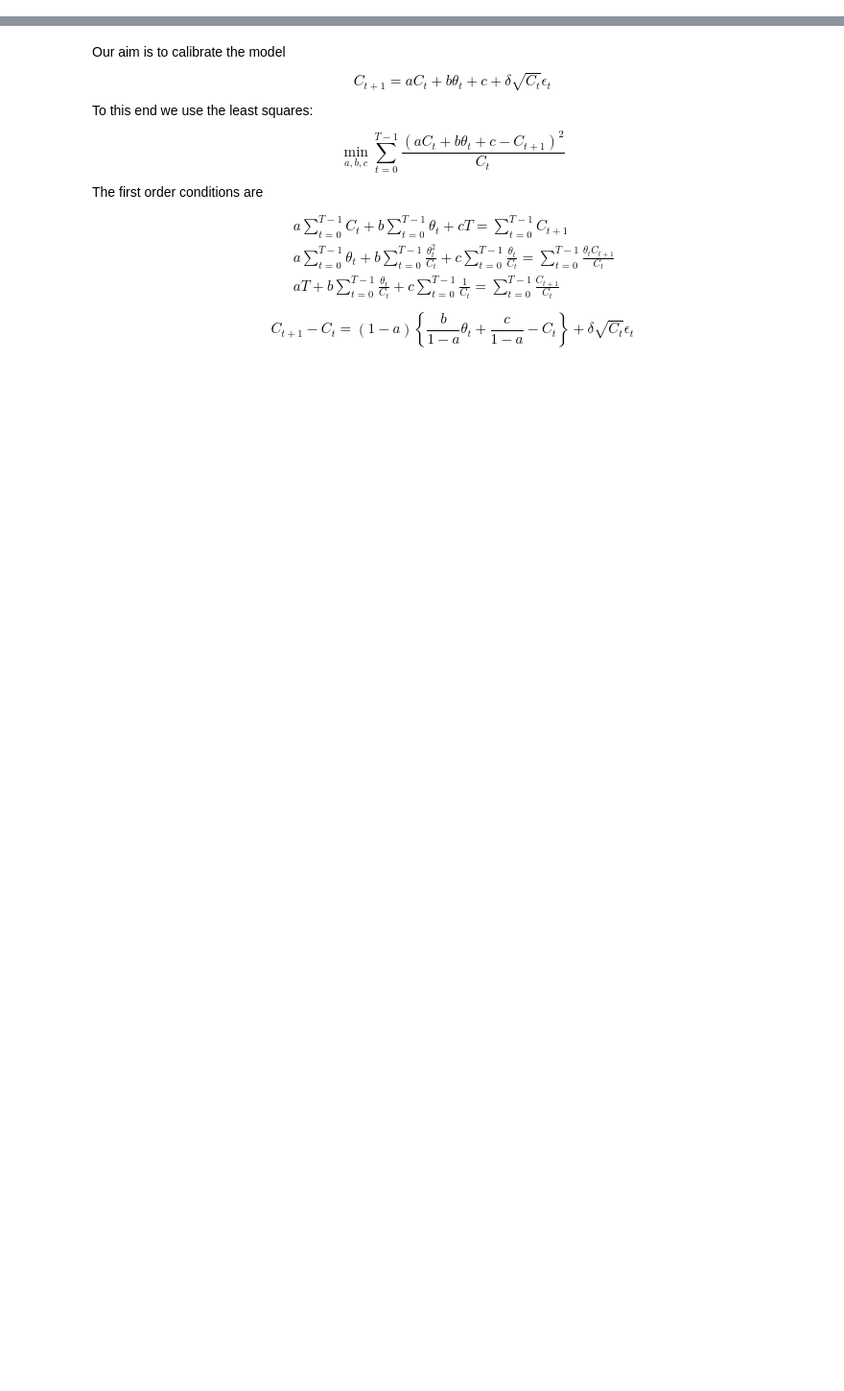
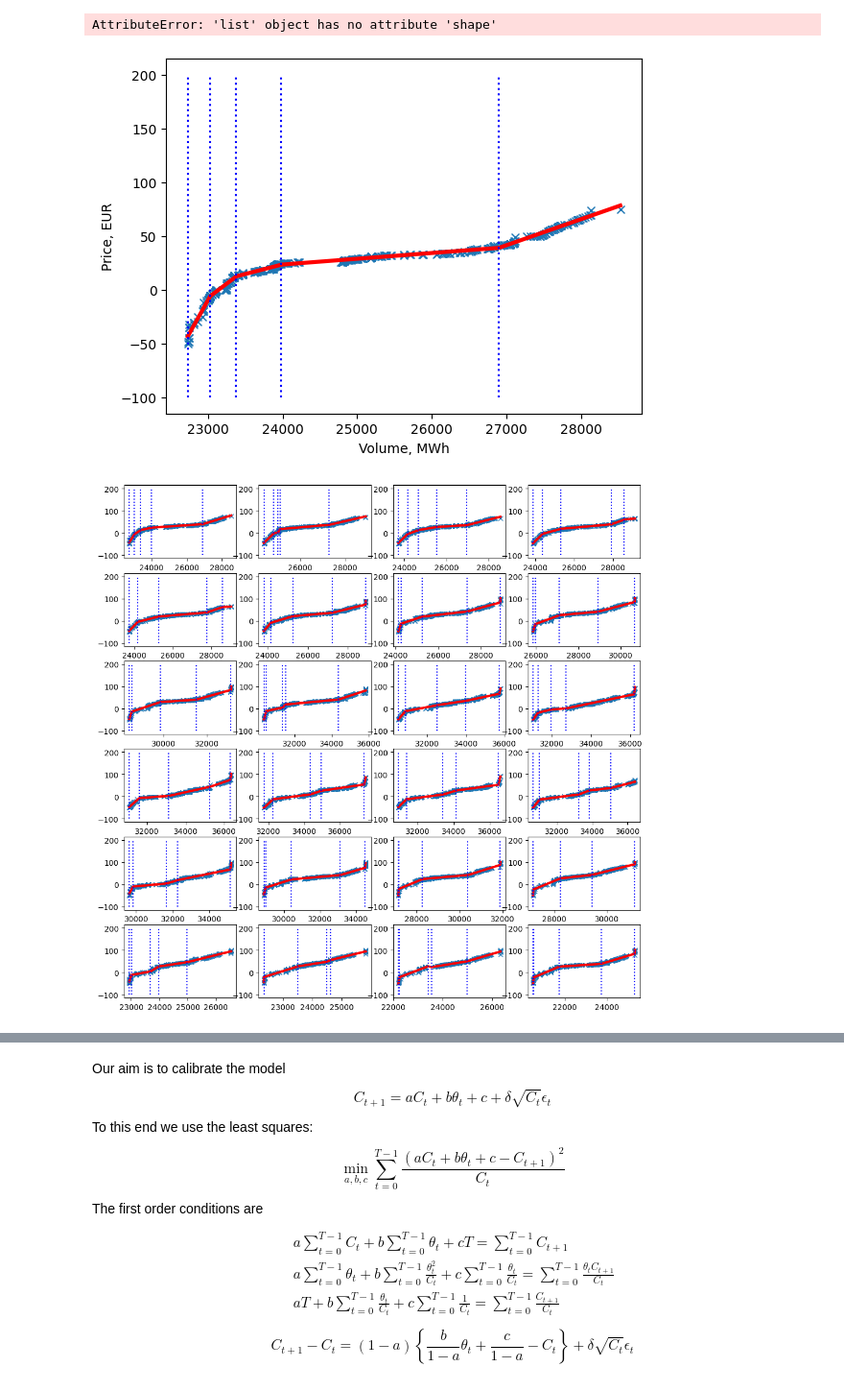
Before and after one commit to aliciabassiere/mfg_elec, a Jupyter notebook: calibration/Aggregated curves.ipynb, the cells around one changed output, grey strips where cells are left out. Shown: that part at 96% size. Saved outputs shown, nothing was run; the diff lists cells and outputs as text; code cells hidden in the pictures; blank space fills up the shorter version.

```diff
--- a/calibration/Aggregated curves.ipynb
+++ b/calibration/Aggregated curves.ipynb
@@ -6,0 +9,56 @@ import matplotlib.pyplot as plt
+# %%
+##### Allemagne
+
+hour = 1
+ac = pd.read_csv(r'D:\DATA\Epex\Auction_sample\auction_sample.csv')
+res = []
+nint = [5,5,5,5,5,5,5,5,5,5,5,5,5,5,5,5,5,5,5,5,5,5,5,5]
+#plt.figure(figsize=(12,12))
+#for i in range(24):
+#    print(i
+ach = ac[ac['Hour']==hour]
+acs=ach[(ach['Sale/Purchase']=='Sell')&(ach['Price']<100)&(ach['Price']>-50)]
+    # initialize piecewise linear fit with your x and y data
+x = acs['Volume']
+y = acs['Price']
+my_pwlf = pwlf.PiecewiseLinFit(x, y)
+    # fit the data for four line segments
+res = my_pwlf.fit(5)
+xHat = np.linspace(min(x), max(x), num=10000)
+yHat = my_pwlf.predict(xHat)
+    # plot the results
+plt.plot(x, y, 'x')
+plt.plot(xHat, yHat, 'r-',linewidth=3)
+for j in range(5):
+    plt.plot([res[j],res[j]],[-100,200],':b')
+plt.xlabel('Volume, MWh')
+plt.ylabel('Price, EUR')
+plt.savefig('agrecurve.pdf',format='pdf')
+
+
+ac = pd.read_csv(r'D:\DATA\Epex\Auction_sample\auction_sample.csv')
+res = []
+nint = [5,5,5,5,5,5,5,5,5,5,5,5,5,5,5,5,5,5,5,5,5,5,5,5]
+plt.figure(figsize=(12,12))
+for i in range(24):
+    print(i)
+    ach = ac[ac['Hour']==i+1]
+    acs=ach[(ach['Sale/Purchase']=='Sell')&(ach['Price']<100)&(ach['Price']>-50)]
+    # initialize piecewise linear fit with your x and y data
+    x = acs['Volume']
+    y = acs['Price']
+    my_pwlf = pwlf.PiecewiseLinFit(x, y)
+    # fit the data for four line segments
+    res.append(my_pwlf.fit(nint[i]))
+    xHat = np.linspace(min(x), max(x), num=10000)
+    yHat = my_pwlf.predict(xHat)
+    # plot the results
+    plt.subplot(6,4,i+1)
+    plt.plot(x, y, 'x')
+    plt.plot(xHat, yHat, 'r-',linewidth=3)
+    for j in range(5):
+        plt.plot([res[i][j],res[i][j]],[-100,200],':b')
+#acs2=ach[(ach['Sale/Purchase']=='Sell')&(ach['Volume']>res[2])&(ach['Volume']<res[3])]
+
+#plt.plot(acs2['Volume'],acs2['Price'],'d')
+# %% [output]
@@ -7,2 +82,5 @@ import matplotlib.pyplot as plt
+AttributeError: 'list' object has no attribute 'shape'
+[figure, added]
+[figure, added]
 # %%
 date = '20160101'
```
Also changed, not shown: parts of 16 cells of this notebook, 1 other file.
